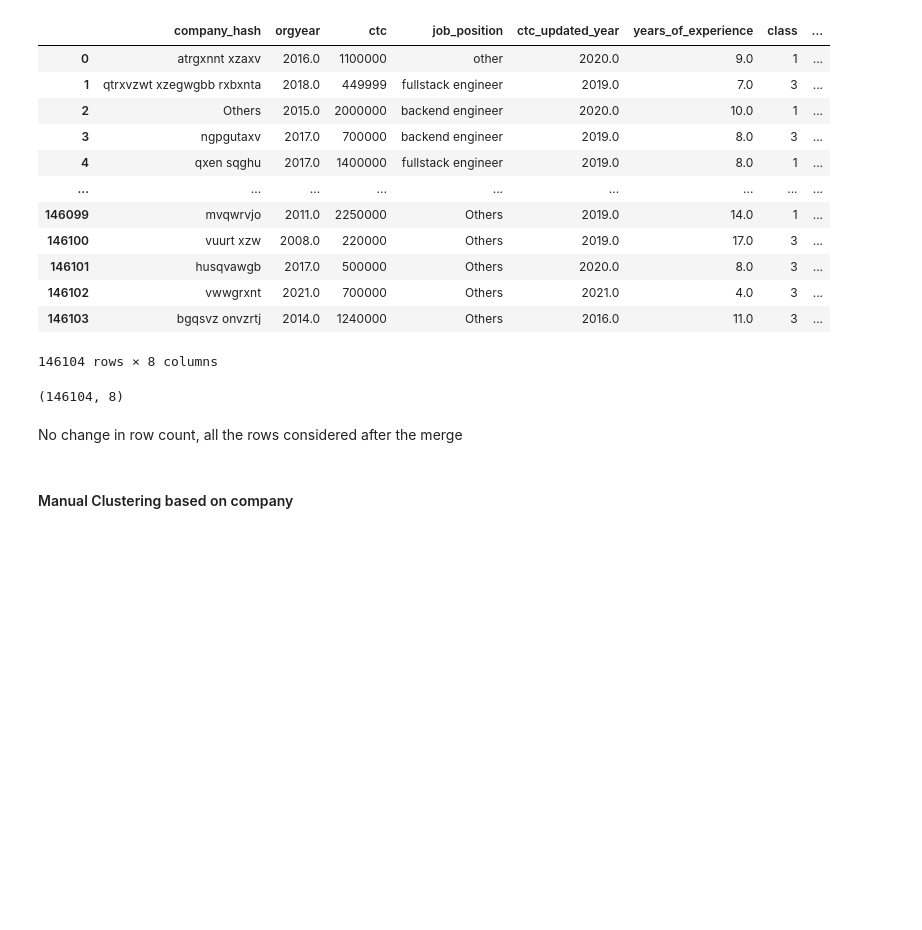
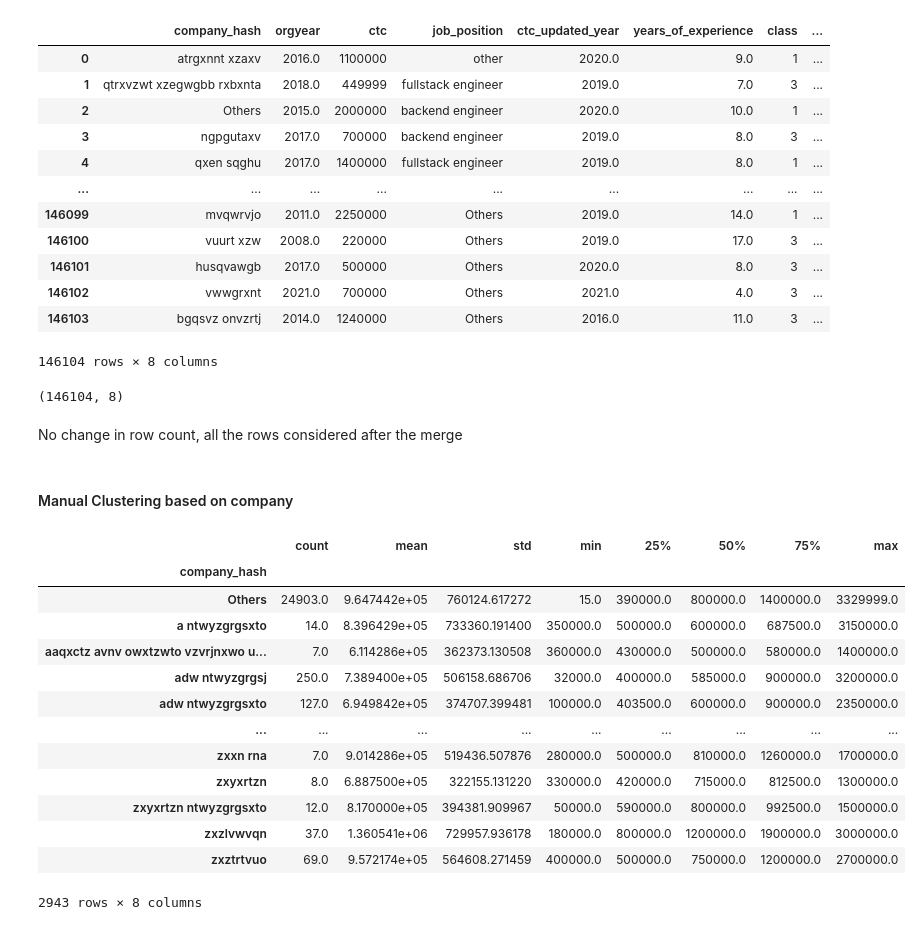
Before and after one commit to mayankbrn/9.12_Clustering_learners, a Jupyter notebook: Clustering_learners.ipynb, the cells around one changed output. Drawn from its saved outputs; the diff is of its cells as text; code cells hidden in the pictures; blank space fills up the shorter version.

```diff
--- a/Clustering_learners.ipynb
+++ b/Clustering_learners.ipynb
@@ -967,3 +967,21 @@ df_cjy_cj.shape
 No change in row count, all the rows considered after the merge
 # %% [markdown]
 #### Manual Clustering based on company
+# %%
+grouped_c = df.groupby(['company_hash'])['ctc'].describe()
+grouped_c
+# %% [output]
+|  | count | mean | std | min | 25% | 50% | 75% | max |
+| company_hash |  |  |  |  |  |  |  |  |
+| Others | 24903.0 | 9.647442e+05 | 760124.617272 | 15.0 | 390000.0 | 800000.0 | 1400000.0 | 3329999.0 |
+| a ntwyzgrgsxto | 14.0 | 8.396429e+05 | 733360.191400 | 350000.0 | 500000.0 | 600000.0 | 687500.0 | 3150000.0 |
+| aaqxctz avnv owxtzwto vzvrjnxwo u... | 7.0 | 6.114286e+05 | 362373.130508 | 360000.0 | 430000.0 | 500000.0 | 580000.0 | 1400000.0 |
+| adw ntwyzgrgsj | 250.0 | 7.389400e+05 | 506158.686706 | 32000.0 | 400000.0 | 585000.0 | 900000.0 | 3200000.0 |
+| adw ntwyzgrgsxto | 127.0 | 6.949842e+05 | 374707.399481 | 100000.0 | 403500.0 | 600000.0 | 900000.0 | 2350000.0 |
+| ... | ... | ... | ... | ... | ... | ... | ... | ... |
+| zxxn rna | 7.0 | 9.014286e+05 | 519436.507876 | 280000.0 | 500000.0 | 810000.0 | 1260000.0 | 1700000.0 |
+| zxyxrtzn | 8.0 | 6.887500e+05 | 322155.131220 | 330000.0 | 420000.0 | 715000.0 | 812500.0 | 1300000.0 |
+| zxyxrtzn ntwyzgrgsxto | 12.0 | 8.170000e+05 | 394381.909967 | 50000.0 | 590000.0 | 800000.0 | 992500.0 | 1500000.0 |
+| zxzlvwvqn | 37.0 | 1.360541e+06 | 729957.936178 | 180000.0 | 800000.0 | 1200000.0 | 1900000.0 | 3000000.0 |
+| zxztrtvuo | 69.0 | 9.572174e+05 | 564608.271459 | 400000.0 | 500000.0 | 750000.0 | 1200000.0 | 2700000.0 |
+2943 rows × 8 columns
```
Also changed, not shown: parts of 35 cells of this notebook.
